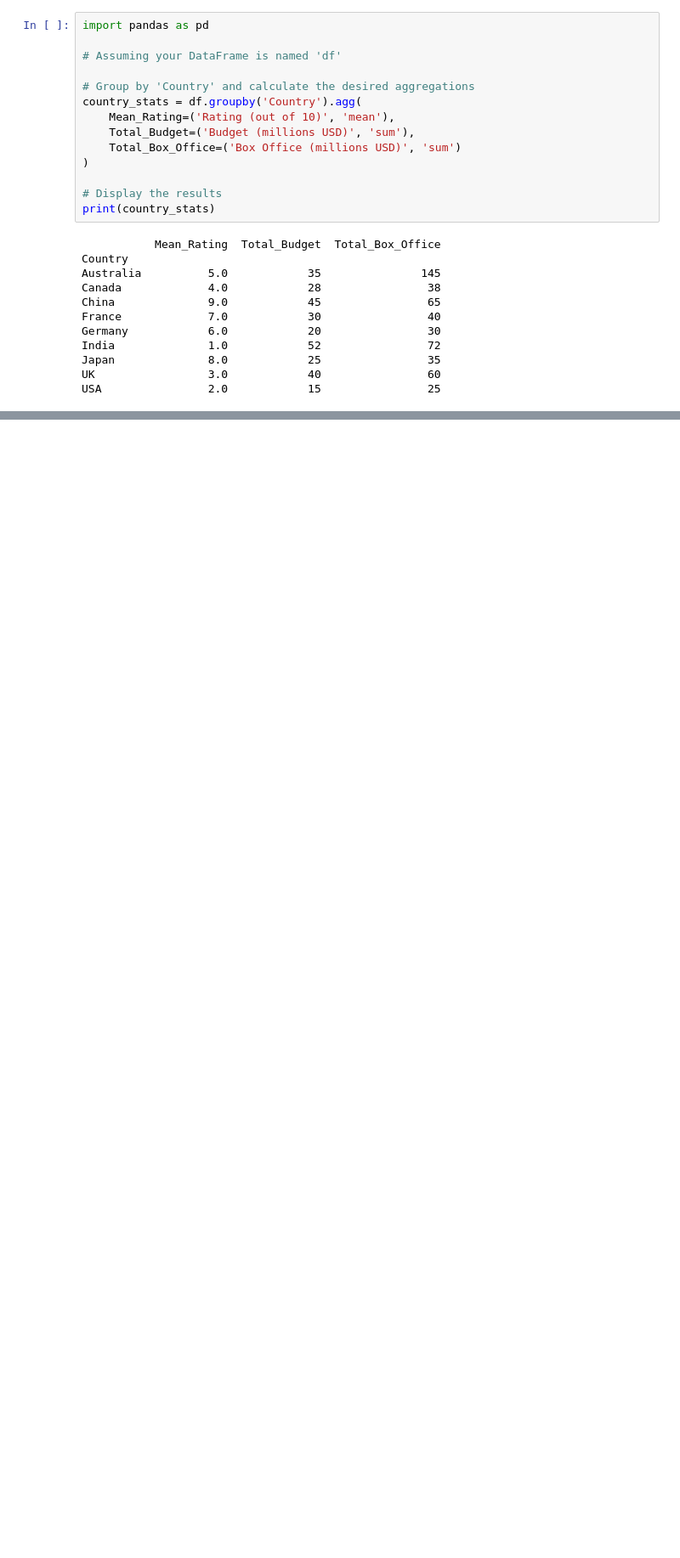
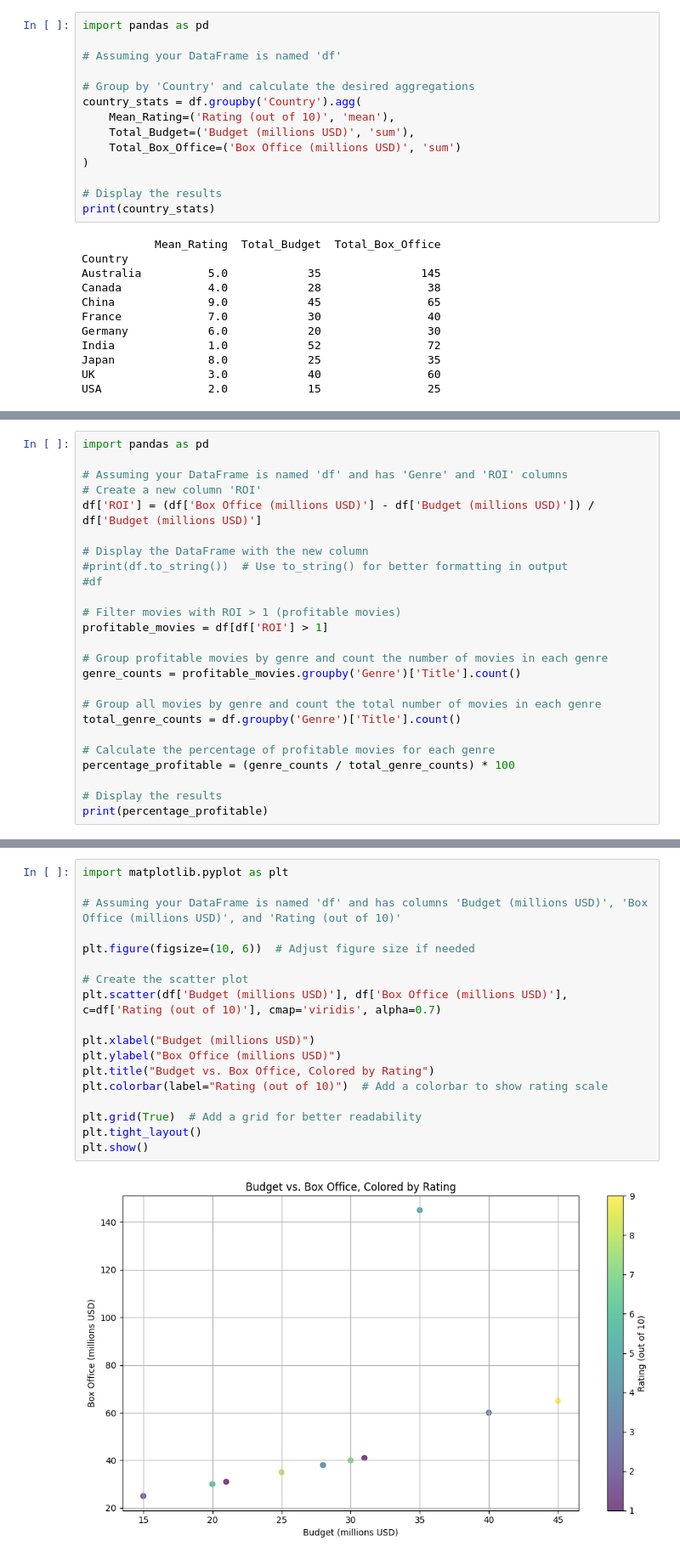
Before and after one commit to zalahu/ZALAi, a Jupyter notebook: Panda_hw.ipynb, the cells around one changed output, grey strips where cells are left out. Shown at 85% size. Saved outputs shown, nothing was run; the diff lists cells and outputs as text; blank space fills up the shorter version.

```diff
--- a/Panda_hw.ipynb
+++ b/Panda_hw.ipynb
@@ -323,0 +326,25 @@ USA                2.0            15                25
+# %%
+import pandas as pd
+
+# Assuming your DataFrame is named 'df' and has 'Genre' and 'ROI' columns
+# Create a new column 'ROI'
+df['ROI'] = (df['Box Office (millions USD)'] - df['Budget (millions USD)']) / df['Budget (millions USD)']
+
+# Display the DataFrame with the new column
+#print(df.to_string())  # Use to_string() for better formatting in output
+#df
+
+# Filter movies with ROI > 1 (profitable movies)
+profitable_movies = df[df['ROI'] > 1]
+
+# Group profitable movies by genre and count the number of movies in each genre
+genre_counts = profitable_movies.groupby('Genre')['Title'].count()
+
+# Group all movies by genre and count the total number of movies in each genre
+total_genre_counts = df.groupby('Genre')['Title'].count()
+
+# Calculate the percentage of profitable movies for each genre
+percentage_profitable = (genre_counts / total_genre_counts) * 100
+
+# Display the results
+print(percentage_profitable)
@@ -323,0 +419,20 @@ USA                2.0            15                25
+# %%
+import matplotlib.pyplot as plt
+
+# Assuming your DataFrame is named 'df' and has columns 'Budget (millions USD)', 'Box Office (millions USD)', and 'Rating (out of 10)'
+
+plt.figure(figsize=(10, 6))  # Adjust figure size if needed
+
+# Create the scatter plot
+plt.scatter(df['Budget (millions USD)'], df['Box Office (millions USD)'], c=df['Rating (out of 10)'], cmap='viridis', alpha=0.7)
+
+plt.xlabel("Budget (millions USD)")
+plt.ylabel("Box Office (millions USD)")
+plt.title("Budget vs. Box Office, Colored by Rating")
+plt.colorbar(label="Rating (out of 10)")  # Add a colorbar to show rating scale
+
+plt.grid(True)  # Add a grid for better readability
+plt.tight_layout()
+plt.show()
+# %% [output]
+[figure, added]
```
Also changed, not shown: parts of 12 cells of this notebook.
